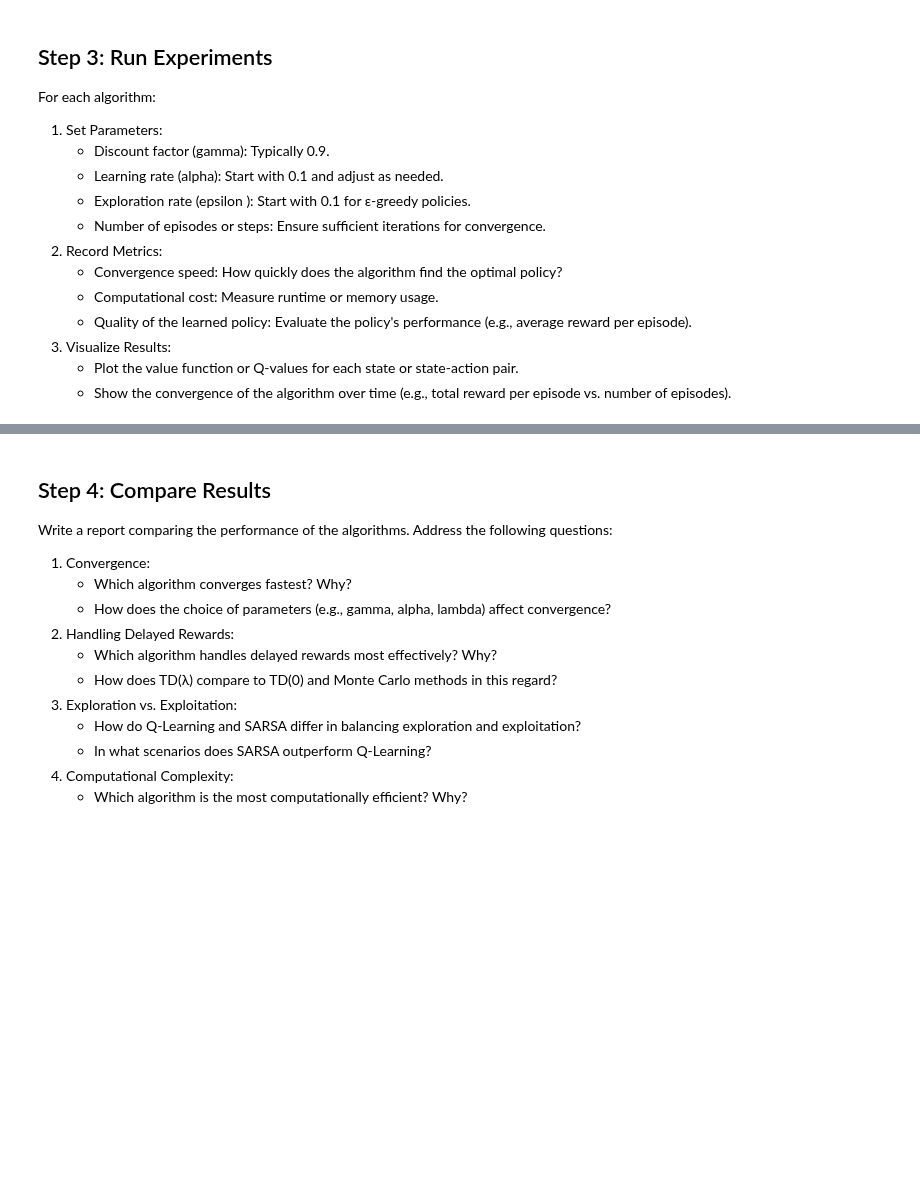
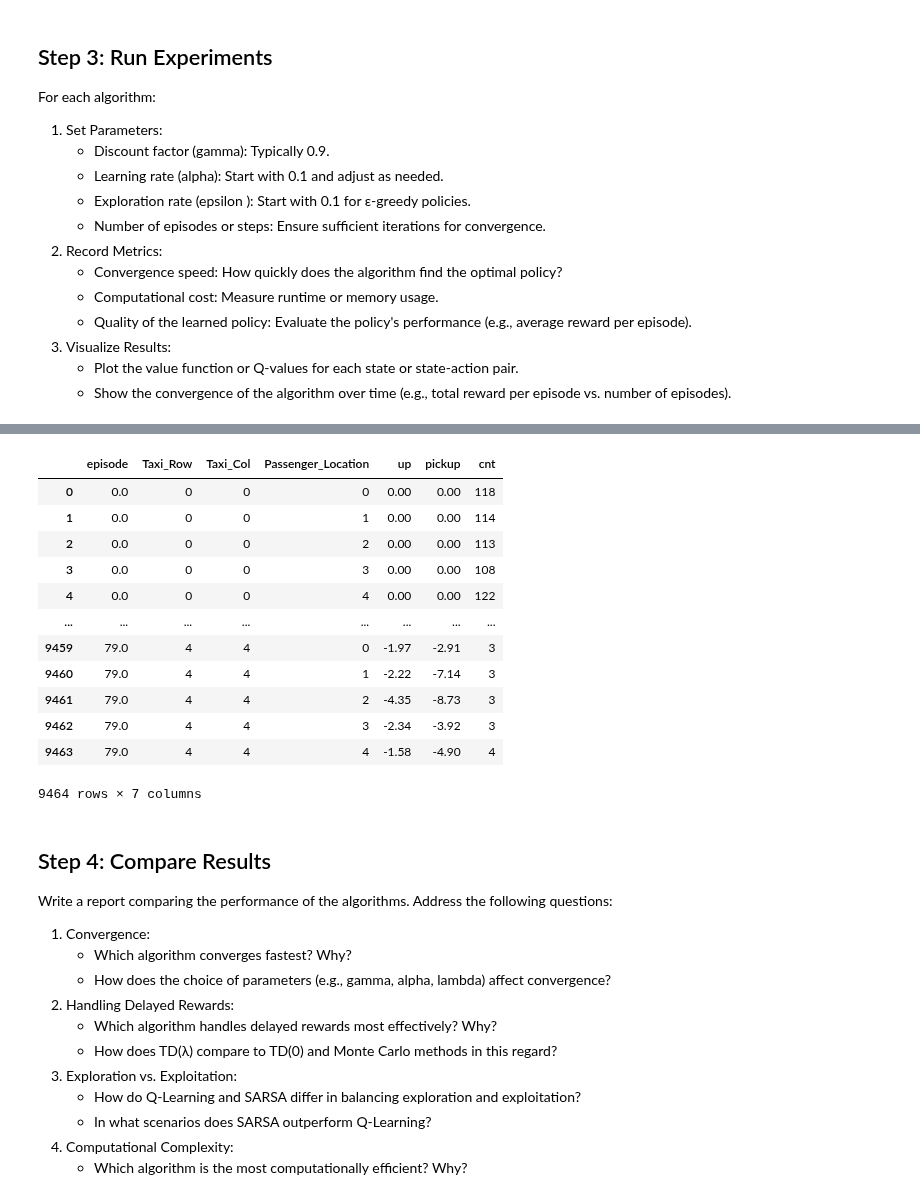
Before and after one commit to vodkolav/DSlab1, a Jupyter notebook: RL/Assignment2/Assignment2.ipynb, the cells around one changed output, grey strips where cells are left out. Saved outputs shown, nothing was run; the diff lists cells and outputs as text; code cells hidden in the pictures; blank space fills up the shorter version.

```diff
--- a/RL/Assignment2/Assignment2.ipynb
+++ b/RL/Assignment2/Assignment2.ipynb
@@ -81,0 +206,62 @@ episodes).
+# %%
+def summarize_Q(episode):
+    Q_t = pd.DataFrame(episode.internal_state).T
+    Q_t.columns = "down,up,right,left,pickup,dropoff".split(",")
+    Q_t['state'] = Q_t.index.array
+    Q_t['episode'] = episode.n
+    Q_t['is_training'] = episode.is_training
+    return Q_t
+
+def Q_evolution(episodes):
+    Qs = [summarize_Q(ep) for i, ep in episodes.iterrows()]
+
+    Qs = pd.concat(Qs)
+
+    eps = pd.DataFrame(range(len(episodes)), columns=["epsd"])
+
+    q = """
+    SELECT q.episode, Taxi_Row, Taxi_Col
+    , up, down, left, right, pickup, dropoff
+    , Passenger_Location, Destination
+    , is_training
+    FROM states_map sm
+    CROSS JOIN eps
+    LEFT JOIN Qs as q ON sm.State_Num = q.state
+    AND eps.epsd = q.episode
+    ORDER BY q.episode
+    """
+    joined = sqldf(q).fillna(0)
+
+
+    q = f"""
+    SELECT episode,
+    Taxi_Row, Taxi_Col, Passenger_Location
+    , round(sum(up),2) as up -- TODO: Add other directions and preferred one
+    , round(sum(pickup),2) as pickup
+    , count(pickup) as cnt
+
+    FROM joined
+    GROUP BY episode, Taxi_Row, Taxi_Col, Passenger_Location
+    ORDER BY episode
+    """
+    toplot = sqldf(q)
+    return toplot
+
+
+episodes = pd.DataFrame( exper.telemetry.episodes)
+toplot = Q_evolution(episodes)
+toplot
+# %% [output]
+|  | episode | Taxi_Row | Taxi_Col | Passenger_Location | up | pickup | cnt |
+| 0 | 0.0 | 0 | 0 | 0 | 0.00 | 0.00 | 118 |
+| 1 | 0.0 | 0 | 0 | 1 | 0.00 | 0.00 | 114 |
+| 2 | 0.0 | 0 | 0 | 2 | 0.00 | 0.00 | 113 |
+| 3 | 0.0 | 0 | 0 | 3 | 0.00 | 0.00 | 108 |
+| 4 | 0.0 | 0 | 0 | 4 | 0.00 | 0.00 | 122 |
+| ... | ... | ... | ... | ... | ... | ... | ... |
+| 9459 | 79.0 | 4 | 4 | 0 | -1.97 | -2.91 | 3 |
+| 9460 | 79.0 | 4 | 4 | 1 | -2.22 | -7.14 | 3 |
+| 9461 | 79.0 | 4 | 4 | 2 | -4.35 | -8.73 | 3 |
+| 9462 | 79.0 | 4 | 4 | 3 | -2.34 | -3.92 | 3 |
+| 9463 | 79.0 | 4 | 4 | 4 | -1.58 | -4.90 | 4 |
+9464 rows × 7 columns
```
Also changed, not shown: parts of 23 cells of this notebook, 5 other files.
